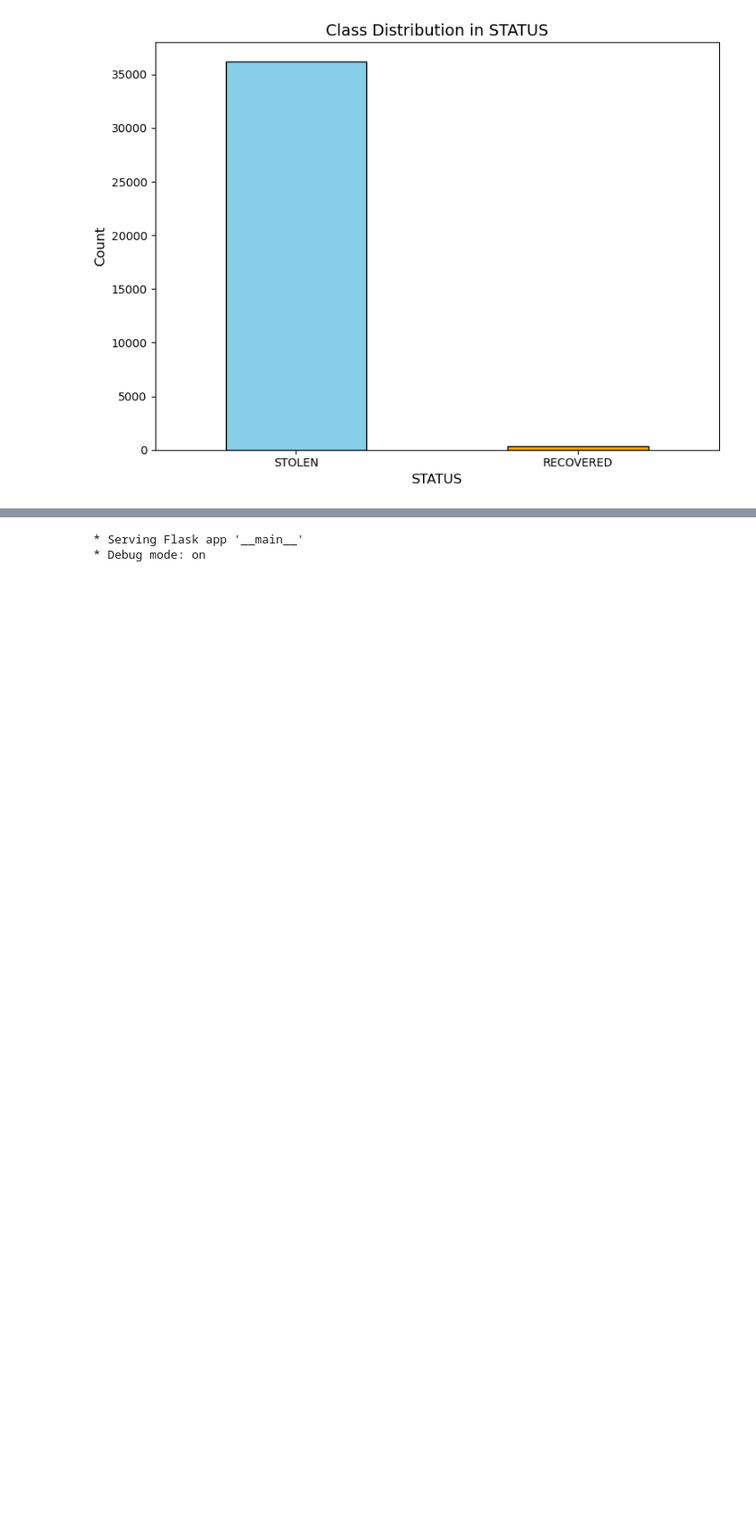
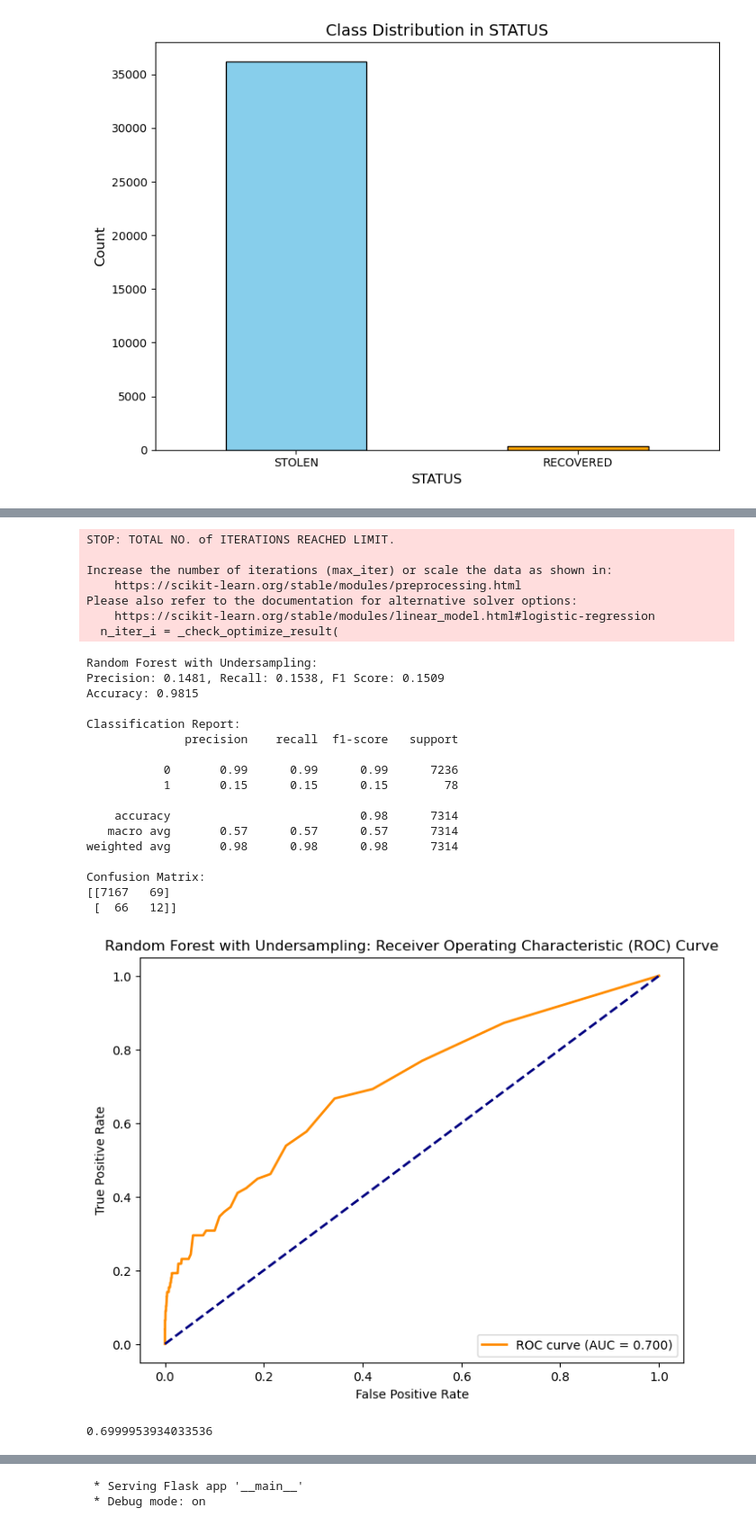
Before and after one commit to BengeeL/DataWareHousing_FinalProject, a Jupyter notebook: python_server/trafficpolice.ipynb, the cells around one changed output, grey strips where cells are left out. Shown at 90% size. Drawn from its saved outputs; the diff is of its cells as text; code cells hidden in the pictures; blank space fills up the shorter version.

```diff
--- a/python_server/trafficpolice.ipynb
+++ b/python_server/trafficpolice.ipynb
@@ -520,0 +604,41 @@ Best model based on F1-Score: Logistic Regression
+# %%
+from imblearn.under_sampling import RandomUnderSampler
+
+# Apply undersampling
+undersampler = RandomUnderSampler(random_state=42)
+X_train_under, y_train_under = undersampler.fit_resample(X_train, y_train)
+
+# Train Logistic Regression on SMOTE data
+log_reg = LogisticRegression(random_state=42)
+log_reg.fit(X_train_smote, y_train_smote)
+
+# Evaluate performance
+calculate_metrics(rf, X_test, y_test, 'Logistic with Undersampling')
+plot_roc_auc(rf, X_test, y_test, 'Logistic with Undersampling')
+# %% [output]
+STOP: TOTAL NO. of ITERATIONS REACHED LIMIT.
+
+Increase the number of iterations (max_iter) or scale the data as shown in:
+    https://scikit-learn.org/stable/modules/preprocessing.html
+Please also refer to the documentation for alternative solver options:
+    https://scikit-learn.org/stable/modules/linear_model.html#logistic-regression
+  n_iter_i = _check_optimize_result(
+Random Forest with Undersampling:
+Precision: 0.1481, Recall: 0.1538, F1 Score: 0.1509
+Accuracy: 0.9815
+
+Classification Report:
+              precision    recall  f1-score   support
+
+           0       0.99      0.99      0.99      7236
+           1       0.15      0.15      0.15        78
+
+    accuracy                           0.98      7314
+   macro avg       0.57      0.57      0.57      7314
+weighted avg       0.98      0.98      0.98      7314
+
+Confusion Matrix:
+[[7167   69]
+ [  66   12]]
+[figure, added]
+0.6999953934033536
```
Also changed, not shown: parts of 12 cells of this notebook.
